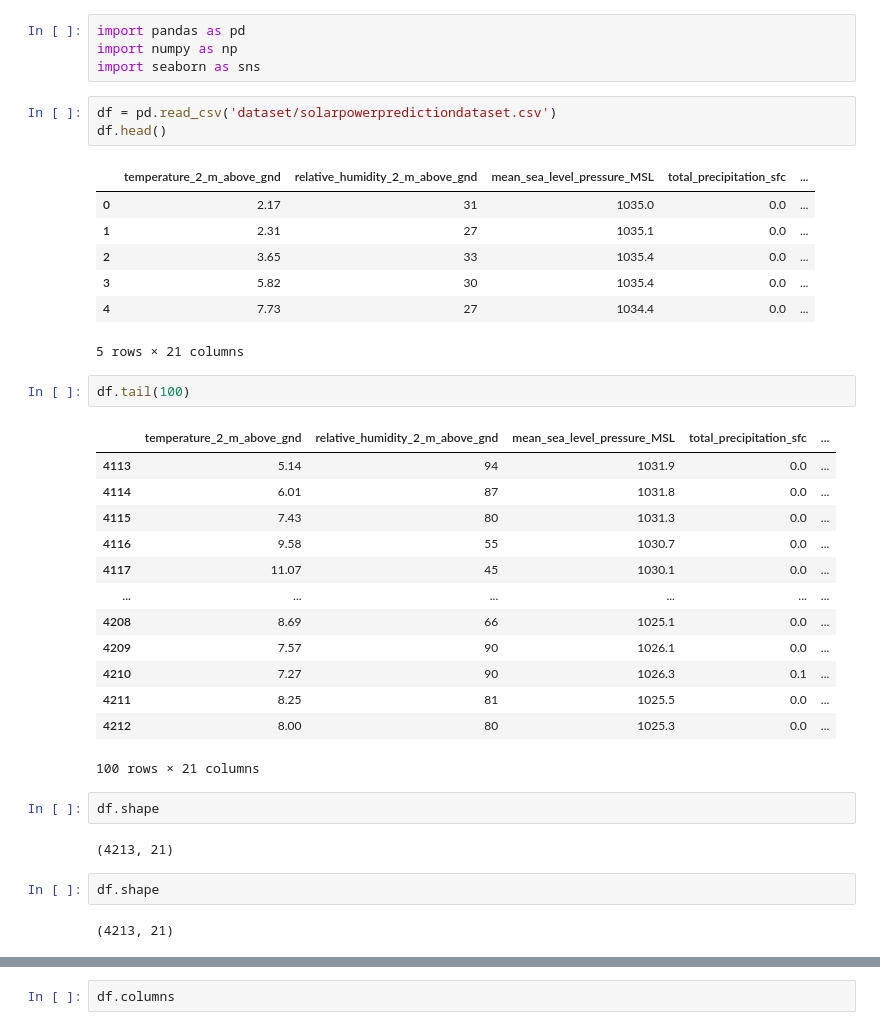
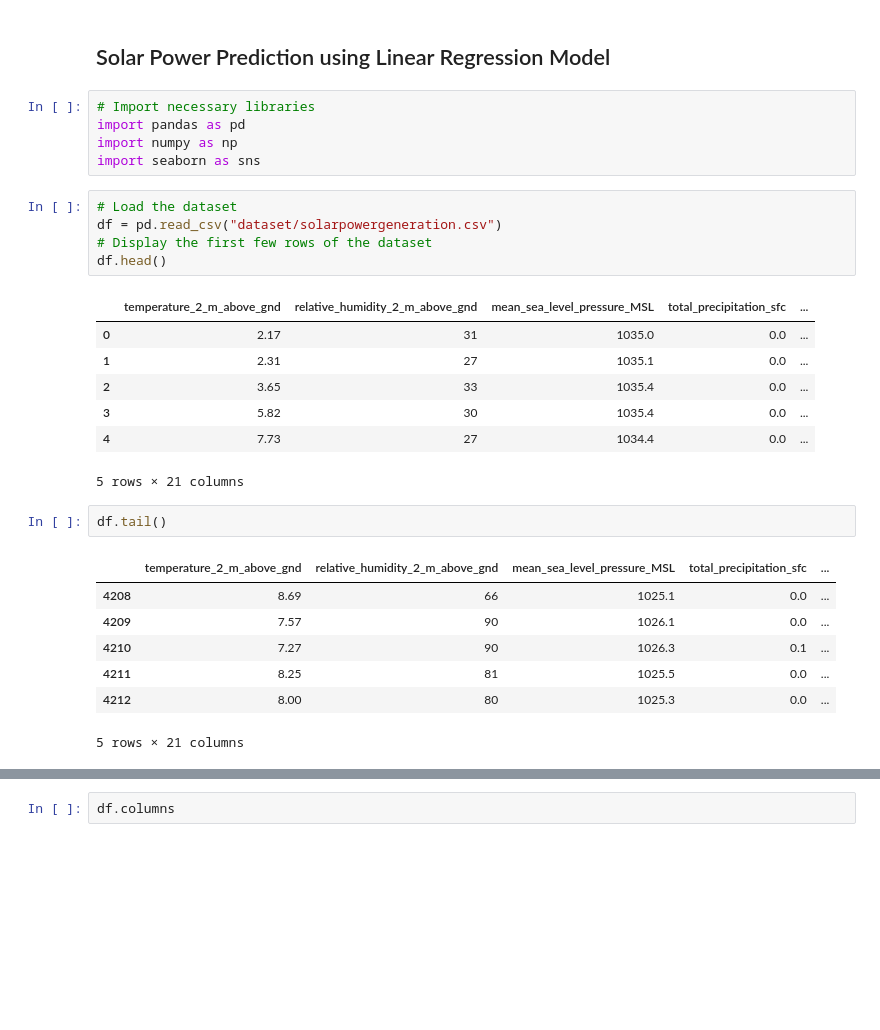
Before and after one commit to PRASATH-SA/SolarPowerOutput, a Jupyter notebook: Solar power prediction using Machine learning.ipynb, the cells around one changed output, grey strips where cells are left out. Saved outputs shown, nothing was run; the diff lists cells and outputs as text; blank space fills up the shorter version.

```diff
--- a/Solar power prediction using Machine learning.ipynb
+++ b/Solar power prediction using Machine learning.ipynb
@@ -1,39 +1,30 @@
+# %% [markdown]
+## Solar Power Prediction using Linear Regression Model
 # %%
+# Import necessary libraries
 import pandas as pd
 import numpy as np
 import seaborn as sns
-# %%
-df = pd.read_csv('dataset/solarpowerpredictiondataset.csv')
-df.head()
-# %% [output]
-|  | temperature_2_m_above_gnd | relative_humidity_2_m_above_gnd | mean_sea_level_pressure_MSL | total_precipitation_sfc | ... |
-| 0 | 2.17 | 31 | 1035.0 | 0.0 | ... |
-| 1 | 2.31 | 27 | 1035.1 | 0.0 | ... |
-| 2 | 3.65 | 33 | 1035.4 | 0.0 | ... |
-| 3 | 5.82 | 30 | 1035.4 | 0.0 | ... |
-| 4 | 7.73 | 27 | 1034.4 | 0.0 | ... |
-5 rows × 21 columns
+# %%
+# Load the dataset
+df = pd.read_csv("dataset/solarpowergeneration.csv")
+# Display the first few rows of the dataset
+df.head()
+# %% [output]
+|  | temperature_2_m_above_gnd | relative_humidity_2_m_above_gnd | mean_sea_level_pressure_MSL | total_precipitation_sfc | ... |
+| 0 | 2.17 | 31 | 1035.0 | 0.0 | ... |
+| 1 | 2.31 | 27 | 1035.1 | 0.0 | ... |
+| 2 | 3.65 | 33 | 1035.4 | 0.0 | ... |
+| 3 | 5.82 | 30 | 1035.4 | 0.0 | ... |
+| 4 | 7.73 | 27 | 1034.4 | 0.0 | ... |
+5 rows × 21 columns
 # %%
-df.tail(100)
+df.tail()
 # %% [output]
 |  | temperature_2_m_above_gnd | relative_humidity_2_m_above_gnd | mean_sea_level_pressure_MSL | total_precipitation_sfc | ... |
-| 4113 | 5.14 | 94 | 1031.9 | 0.0 | ... |
-| 4114 | 6.01 | 87 | 1031.8 | 0.0 | ... |
-| 4115 | 7.43 | 80 | 1031.3 | 0.0 | ... |
-| 4116 | 9.58 | 55 | 1030.7 | 0.0 | ... |
-| 4117 | 11.07 | 45 | 1030.1 | 0.0 | ... |
-| ... | ... | ... | ... | ... | ... |
 | 4208 | 8.69 | 66 | 1025.1 | 0.0 | ... |
 | 4209 | 7.57 | 90 | 1026.1 | 0.0 | ... |
 | 4210 | 7.27 | 90 | 1026.3 | 0.1 | ... |
 | 4211 | 8.25 | 81 | 1025.5 | 0.0 | ... |
 | 4212 | 8.00 | 80 | 1025.3 | 0.0 | ... |
-100 rows × 21 columns
+5 rows × 21 columns
-# %%
-df.shape
-# %% [output]
-(4213, 21)
-# %%
-df.shape
-# %% [output]
-(4213, 21)
```
Also changed, not shown: parts of 31 cells of this notebook.
